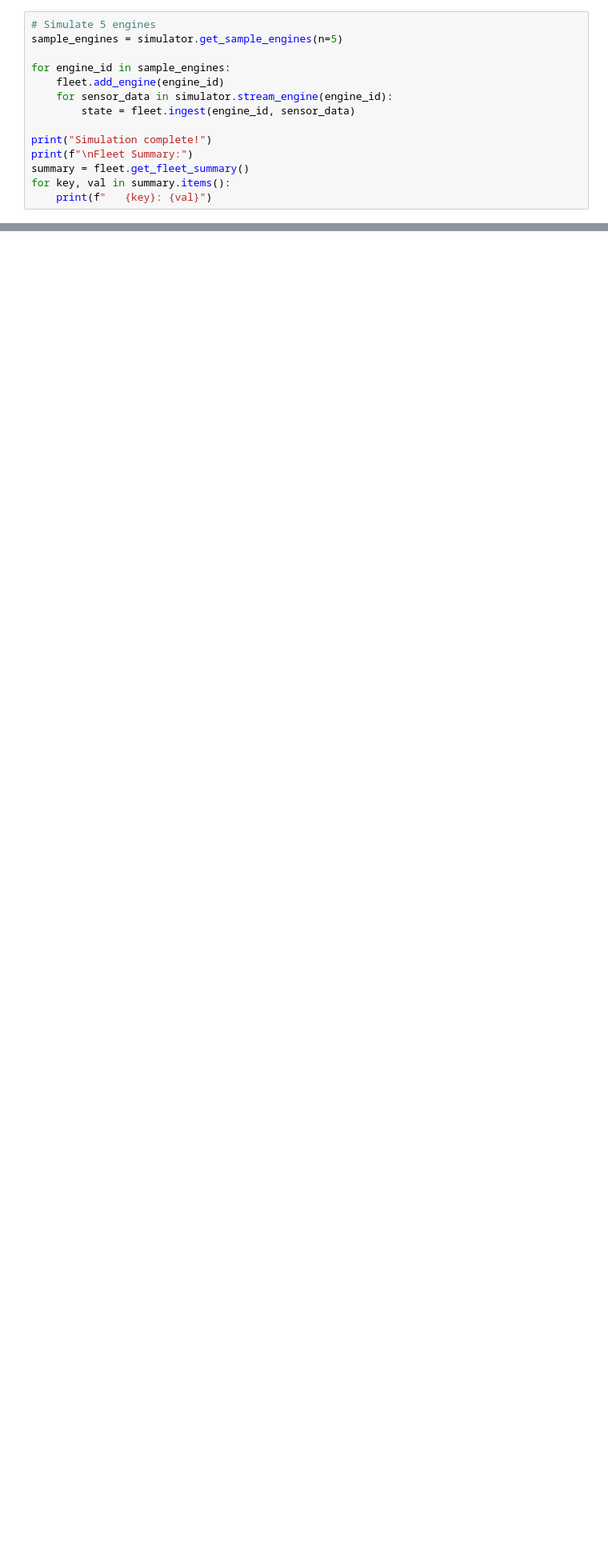
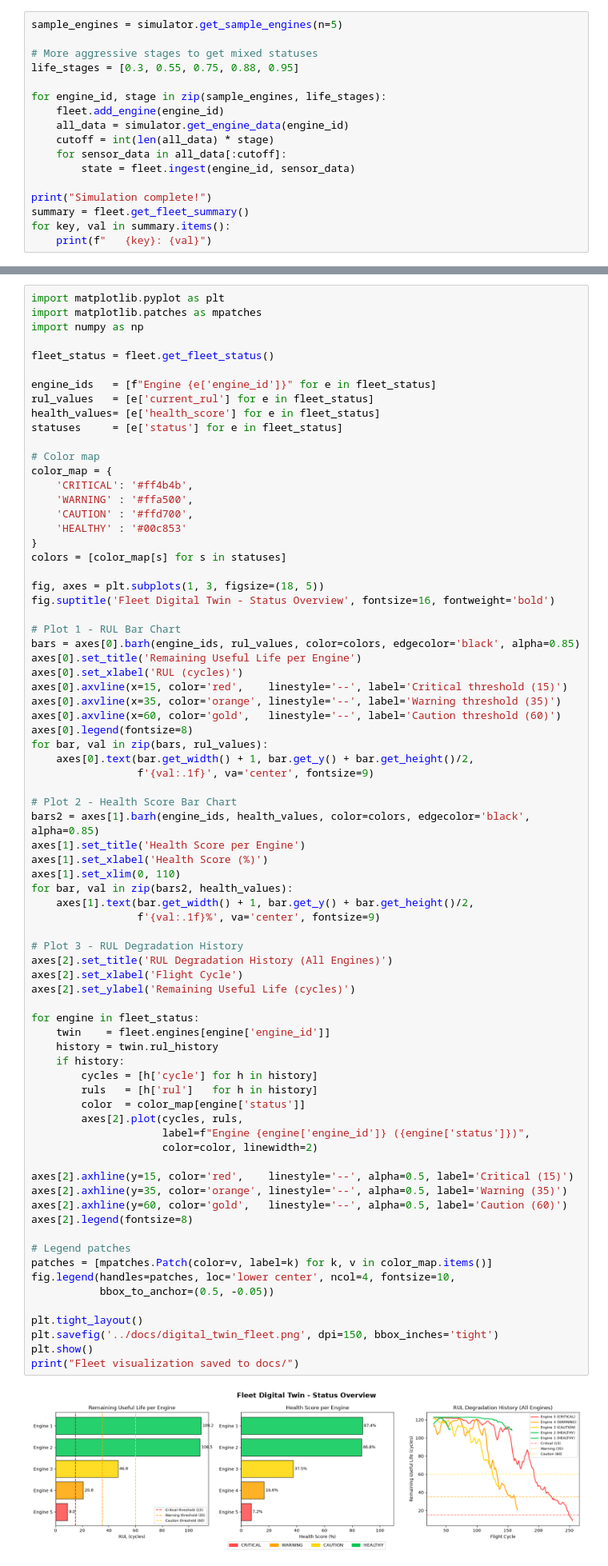
Before and after one commit to Tanya-Shahi/TATA_Innovent_Hackathon, a Jupyter notebook: notebooks/03_digital_twin_test.ipynb, the cells around one changed output, grey strips where cells are left out. Shown at 80% size. Saved outputs shown, nothing was run; the diff lists cells and outputs as text; blank space fills up the shorter version.

Commit message:
Add digital twin visualizations and updated thresholds

```diff
--- a/notebooks/03_digital_twin_test.ipynb
+++ b/notebooks/03_digital_twin_test.ipynb
@@ -37,14 +16,17 @@ print("Initialized successfully!")
 # %%
-# Simulate 5 engines
 sample_engines = simulator.get_sample_engines(n=5)
 
-for engine_id in sample_engines:
+# More aggressive stages to get mixed statuses
+life_stages = [0.3, 0.55, 0.75, 0.88, 0.95]
+
+for engine_id, stage in zip(sample_engines, life_stages):
     fleet.add_engine(engine_id)
-    for sensor_data in simulator.stream_engine(engine_id):
+    all_data = simulator.get_engine_data(engine_id)
+    cutoff = int(len(all_data) * stage)
+    for sensor_data in all_data[:cutoff]:
         state = fleet.ingest(engine_id, sensor_data)
 
 print("Simulation complete!")
-print(f"\nFleet Summary:")
 summary = fleet.get_fleet_summary()
 for key, val in summary.items():
     print(f"   {key}: {val}")
@@ -58,0 +57,77 @@ for engine in fleet.get_fleet_status():
+# %%
+import matplotlib.pyplot as plt
+import matplotlib.patches as mpatches
+import numpy as np
+
+fleet_status = fleet.get_fleet_status()
+
+engine_ids   = [f"Engine {e['engine_id']}" for e in fleet_status]
+rul_values   = [e['current_rul'] for e in fleet_status]
+health_values= [e['health_score'] for e in fleet_status]
+statuses     = [e['status'] for e in fleet_status]
+
+# Color map
+color_map = {
+    'CRITICAL': '#ff4b4b',
+    'WARNING' : '#ffa500',
+    'CAUTION' : '#ffd700',
+    'HEALTHY' : '#00c853'
+}
+colors = [color_map[s] for s in statuses]
+
+fig, axes = plt.subplots(1, 3, figsize=(18, 5))
+fig.suptitle('Fleet Digital Twin - Status Overview', fontsize=16, fontweight='bold')
+
+# Plot 1 - RUL Bar Chart
+bars = axes[0].barh(engine_ids, rul_values, color=colors, edgecolor='black', alpha=0.85)
+axes[0].set_title('Remaining Useful Life per Engine')
+axes[0].set_xlabel('RUL (cycles)')
+axes[0].axvline(x=15, color='red',    linestyle='--', label='Critical threshold (15)')
+axes[0].axvline(x=35, color='orange', linestyle='--', label='Warning threshold (35)')
+axes[0].axvline(x=60, color='gold',   linestyle='--', label='Caution threshold (60)')
+axes[0].legend(fontsize=8)
+for bar, val in zip(bars, rul_values):
+    axes[0].text(bar.get_width() + 1, bar.get_y() + bar.get_height()/2,
+                 f'{val:.1f}', va='center', fontsize=9)
+
+# Plot 2 - Health Score Bar Chart
+bars2 = axes[1].barh(engine_ids, health_values, color=colors, edgecolor='black', alpha=0.85)
+axes[1].set_title('Health Score per Engine')
+axes[1].set_xlabel('Health Score (%)')
+axes[1].set_xlim(0, 110)
+for bar, val in zip(bars2, health_values):
+    axes[1].text(bar.get_width() + 1, bar.get_y() + bar.get_height()/2,
+                 f'{val:.1f}%', va='center', fontsize=9)
+
+# Plot 3 - RUL Degradation History
+axes[2].set_title('RUL Degradation History (All Engines)')
+axes[2].set_xlabel('Flight Cycle')
+axes[2].set_ylabel('Remaining Useful Life (cycles)')
+
+for engine in fleet_status:
+    twin    = fleet.engines[engine['engine_id']]
+    history = twin.rul_history
+    if history:
+        cycles = [h['cycle'] for h in history]
+        ruls   = [h['rul']   for h in history]
+        color  = color_map[engine['status']]
+        axes[2].plot(cycles, ruls,
+                     label=f"Engine {engine['engine_id']} ({engine['status']})",
+                     color=color, linewidth=2)
+
+axes[2].axhline(y=15, color='red',    linestyle='--', alpha=0.5, label='Critical (15)')
+axes[2].axhline(y=35, color='orange', linestyle='--', alpha=0.5, label='Warning (35)')
+axes[2].axhline(y=60, color='gold',   linestyle='--', alpha=0.5, label='Caution (60)')
+axes[2].legend(fontsize=8)
+
+# Legend patches
+patches = [mpatches.Patch(color=v, label=k) for k, v in color_map.items()]
+fig.legend(handles=patches, loc='lower center', ncol=4, fontsize=10,
+           bbox_to_anchor=(0.5, -0.05))
+
+plt.tight_layout()
+plt.savefig('../docs/digital_twin_fleet.png', dpi=150, bbox_inches='tight')
+plt.show()
+print("Fleet visualization saved to docs/")
+# %% [output]
+[figure, added]
```
Also changed, not shown: parts of 6 cells of this notebook, 5 other files.
